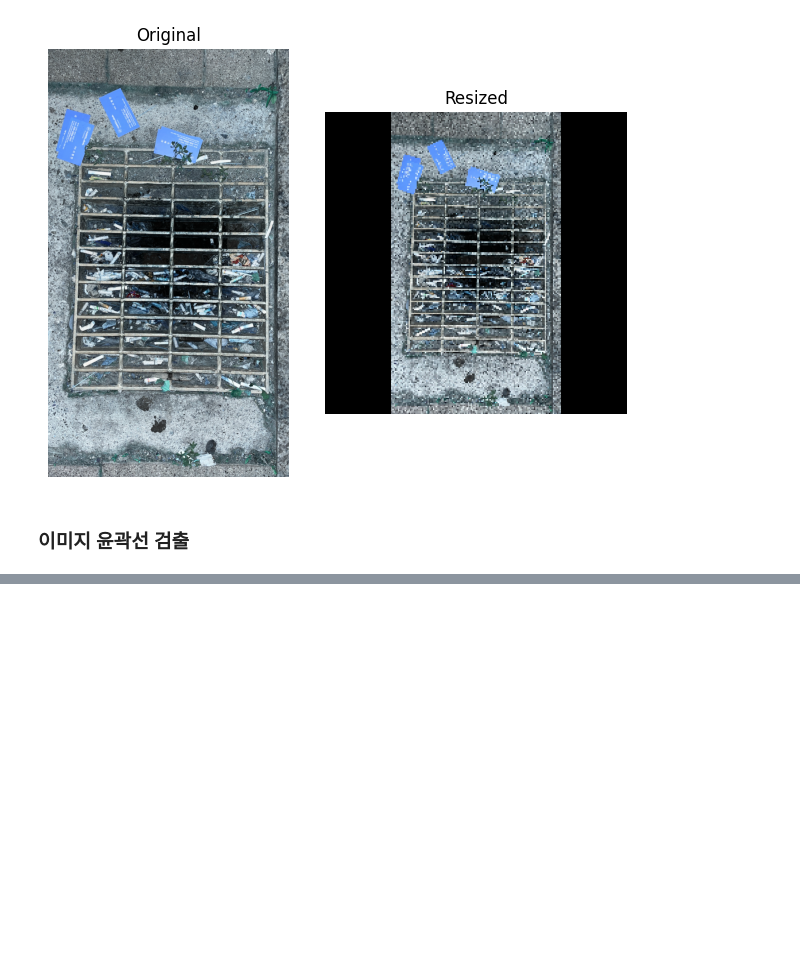
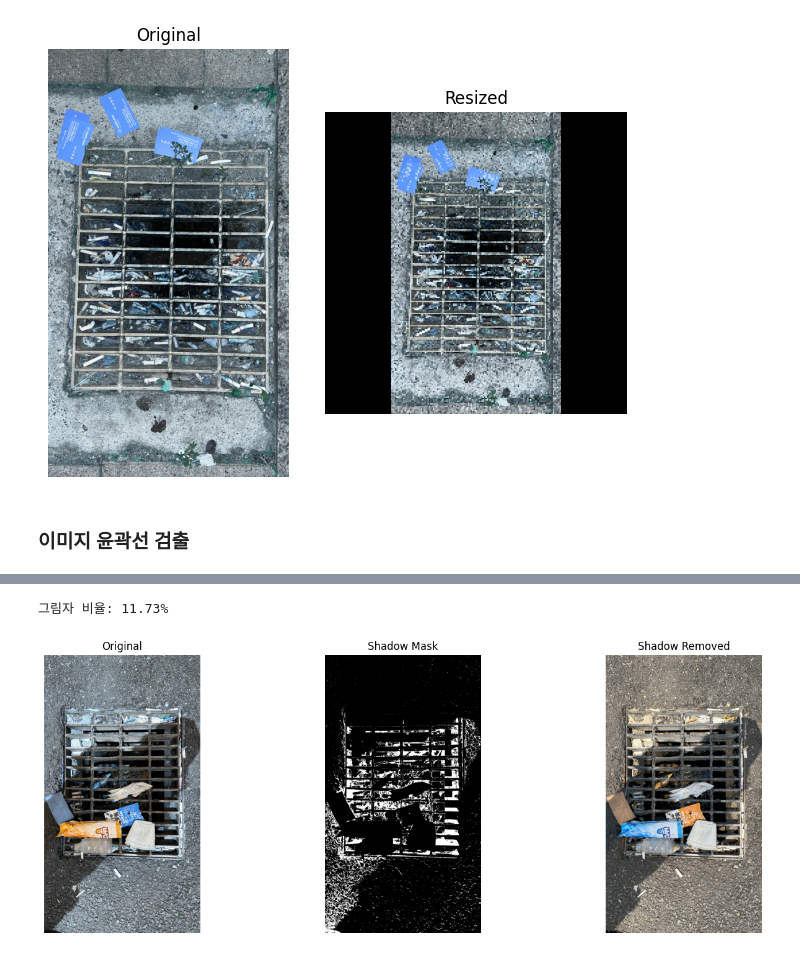
Before and after one commit to 7ai-team05/project, a Jupyter notebook: preprocess_image.ipynb, the cells around one changed output, grey strips where cells are left out. Saved outputs shown, nothing was run; the diff lists cells and outputs as text; code cells hidden in the pictures; blank space fills up the shorter version.

```diff
--- a/preprocess_image.ipynb
+++ b/preprocess_image.ipynb
@@ -218,0 +262,61 @@ cv2.destroyAllWindows()
+# %%
+image_path = 'heavy/IMG_9489.JPG'
+img = cv2.imread(image_path)
+
+img_gray = cv2.cvtColor(img, cv2.COLOR_BGR2GRAY)
+# RGB 채널 이미지
+img_rgb = cv2.cvtColor(img, cv2.COLOR_BGR2RGB)
+# HSV 채널 이미지
+img_hsv = cv2.cvtColor(img, cv2.COLOR_BGR2HSV)
+
+# HSV에서 밝기 추출
+# hue : 색깔
+# saturation : 채도 (색의 진하고 연한 정도)
+# value : 명도 (색의 밝고 어두운 정도)
+hue, saturation, value = cv2.split(img_hsv)
+
+# 그림자 마스크 생성
+value_mask = cv2.inRange(value, 0, 40)
+saturation_mask = cv2.inRange(saturation, 0, 80)
+shadow_mask = cv2.bitwise_and(value_mask, saturation_mask)
+
+# 모폴로지
+kernel = cv2.getStructuringElement(cv2.MORPH_ELLIPSE, (5, 5))
+shadow_mask = cv2.morphologyEx(shadow_mask, cv2.MORPH_CLOSE, kernel)
+
+# 전체 픽셀 수와 그림자 픽셀 수 계산
+total_pixels = shadow_mask.size
+shadow_pixels = cv2.countNonZero(shadow_mask)
+# 그림자 비율 계산
+shadow_ratio = (shadow_pixels / total_pixels) * 100
+print(f'그림자 비율: {shadow_ratio:.2f}%')
+
+# 그림자 역마스크 생성
+shadow_mask_inv = cv2.bitwise_not(shadow_mask)
+
+# 그림자 제거
+shadow_removed = cv2.inpaint(img_rgb, shadow_mask, 3, cv2.INPAINT_TELEA)
+
+# 결과 시각화
+plt.figure(figsize=(15, 5))
+
+plt.subplot(1, 3, 1)
+plt.title('Original')
+plt.imshow(img)
+plt.axis('off')
+
+plt.subplot(1, 3, 2)
+plt.title('Shadow Mask')
+plt.imshow(shadow_mask, cmap='gray')
+plt.axis('off')
+
+plt.subplot(1, 3, 3)
+plt.title('Shadow Removed')
+plt.imshow(shadow_removed)
+plt.axis('off')
+
+plt.tight_layout()
+plt.show()
+# %% [output]
+그림자 비율: 11.73%
+[figure, added]
```
Also changed, not shown: parts of 5 cells of this notebook, 1 other file.
